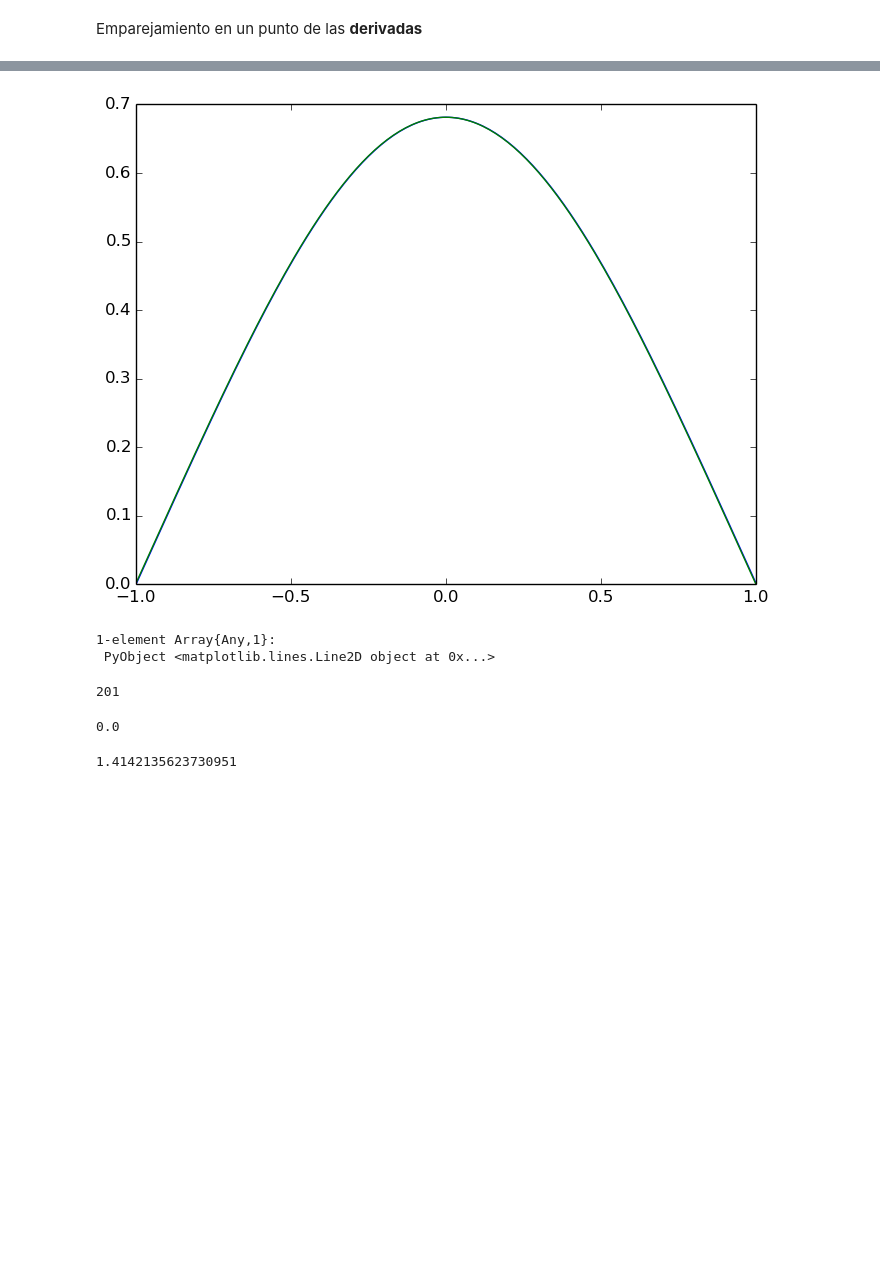
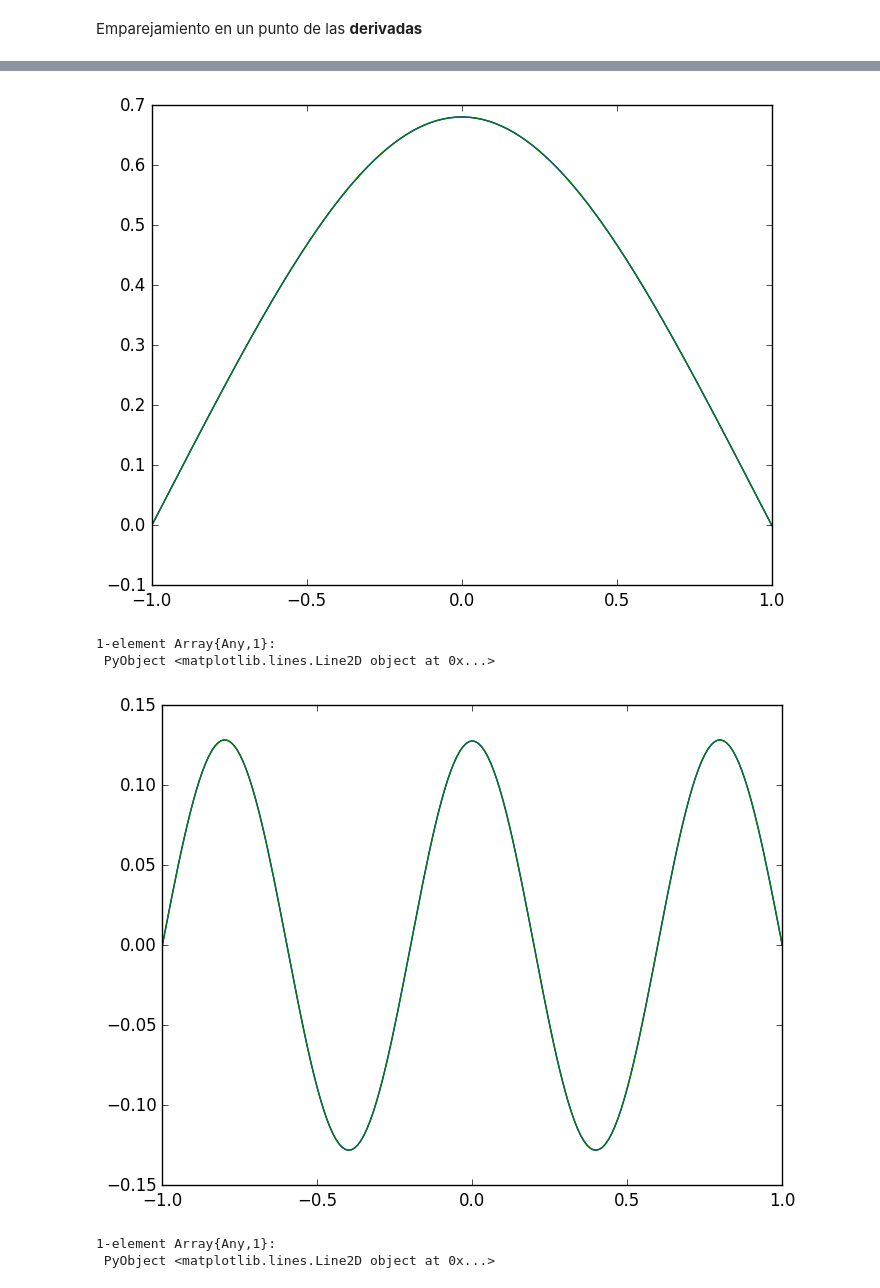
Before and after one commit to davidamaro/finalcompu, a Jupyter notebook: trabajo.ipynb, the cells around one changed output, grey strips where cells are left out. Saved outputs shown, nothing was run; the diff lists cells and outputs as text; code cells hidden in the pictures; blank space fills up the shorter version.

```diff
--- a/trabajo.ipynb
+++ b/trabajo.ipynb
@@ -281,18 +265,12 @@ psis (generic function with 1 method)
 # %%
-psis(1.36)
+psis(1.3620447487342902)
 # %% [output]
-[figure, old version]
+[figure, new version]
 1-element Array{Any,1}:
  PyObject <matplotlib.lines.Line2D object at 0x...>
-# %%
-length(V)
-# %% [output]
-201
-# %%
-V[101]
-# %% [output]
-0.0
-# %%
-sqrt(2)
-# %% [output]
-1.4142135623730951
+# %%
+psis(31.15239599207232)
+# %% [output]
+[figure, added]
+1-element Array{Any,1}:
+ PyObject <matplotlib.lines.Line2D object at 0x...>
```
Also changed, not shown: parts of 40 cells of this notebook.
